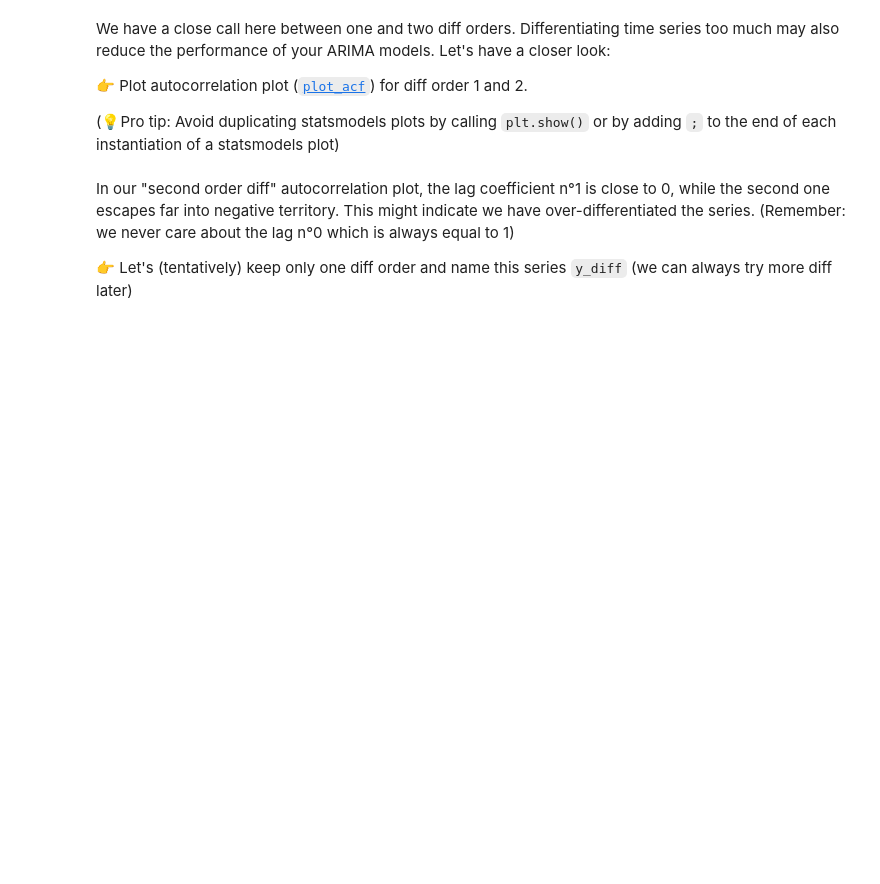
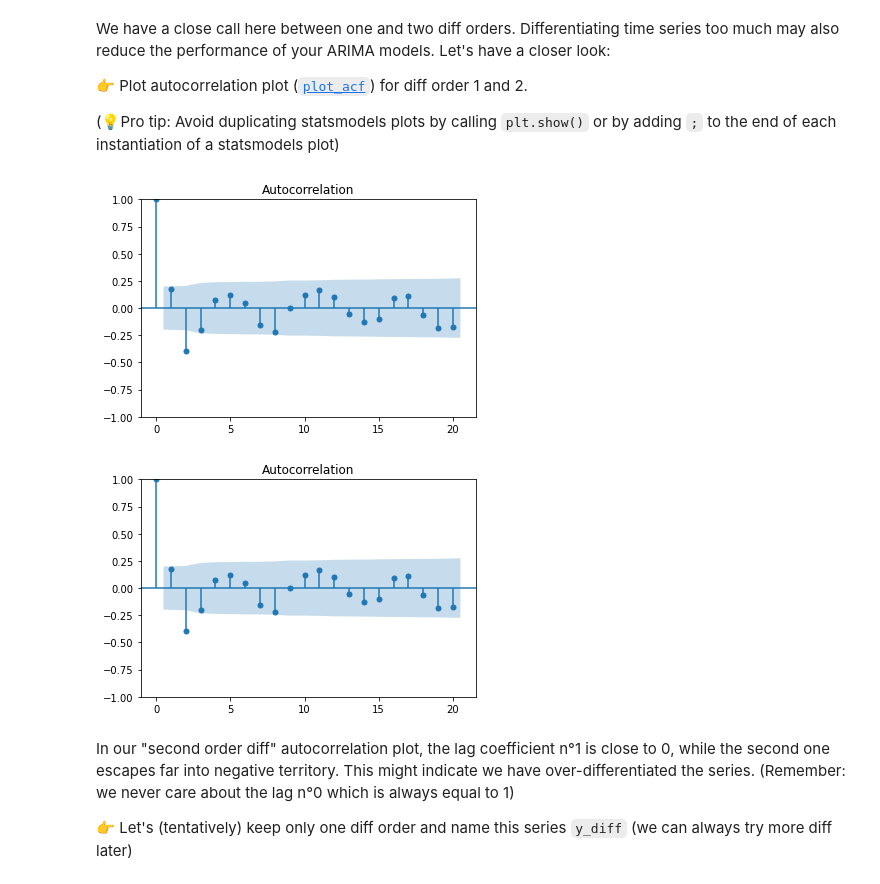
Before and after one commit to diego-faria-br/data-arima, a Jupyter notebook: arima.ipynb, the cells around one changed output. Saved outputs shown, nothing was run; the diff lists cells and outputs as text; code cells hidden in the pictures; blank space fills up the shorter version.

```diff
--- a/arima.ipynb
+++ b/arima.ipynb
@@ -67,3 +80,13 @@ We have a close call here between one and two diff orders. Differentiating time
+# %%
+from statsmodels.graphics.tsaplots import plot_acf
+
+y1 = y.diff(1).dropna()
+y2 = y.diff(1).diff(1).dropna()
+
+plot_acf(y2)
+# %% [output]
+[figure, added]
+[figure, added]
 # %% [markdown]
 In our "second order diff" autocorrelation plot, the lag coefficient n°1 is close to 0, while the second one escapes far into negative territory. This might indicate we have over-differentiated the series. (Remember: we never care about the lag n°0 which is always equal to 1)
 
```
Also changed, not shown: parts of 39 cells of this notebook.
